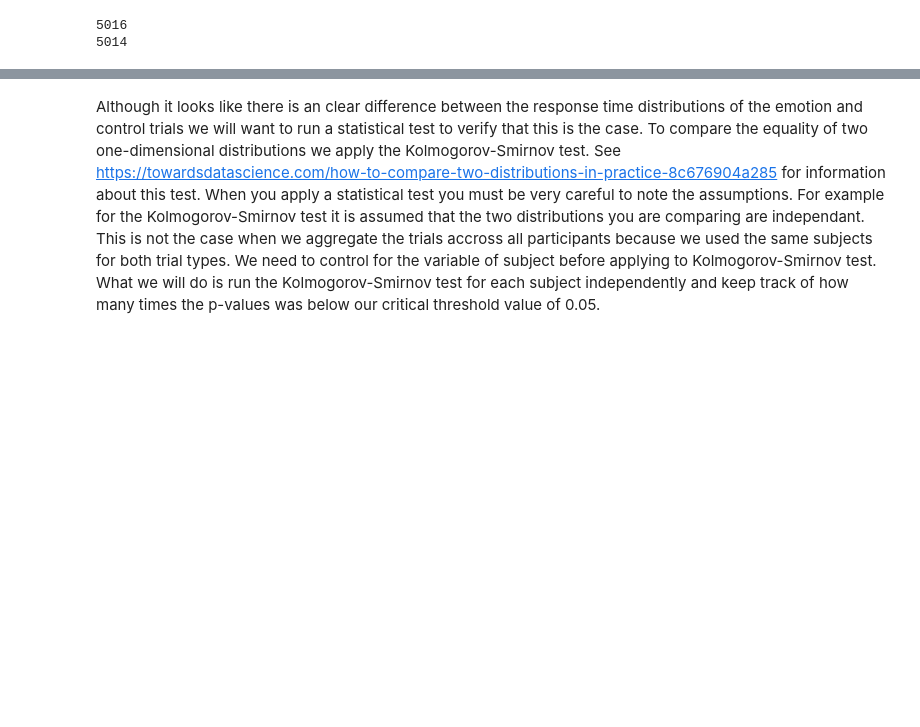
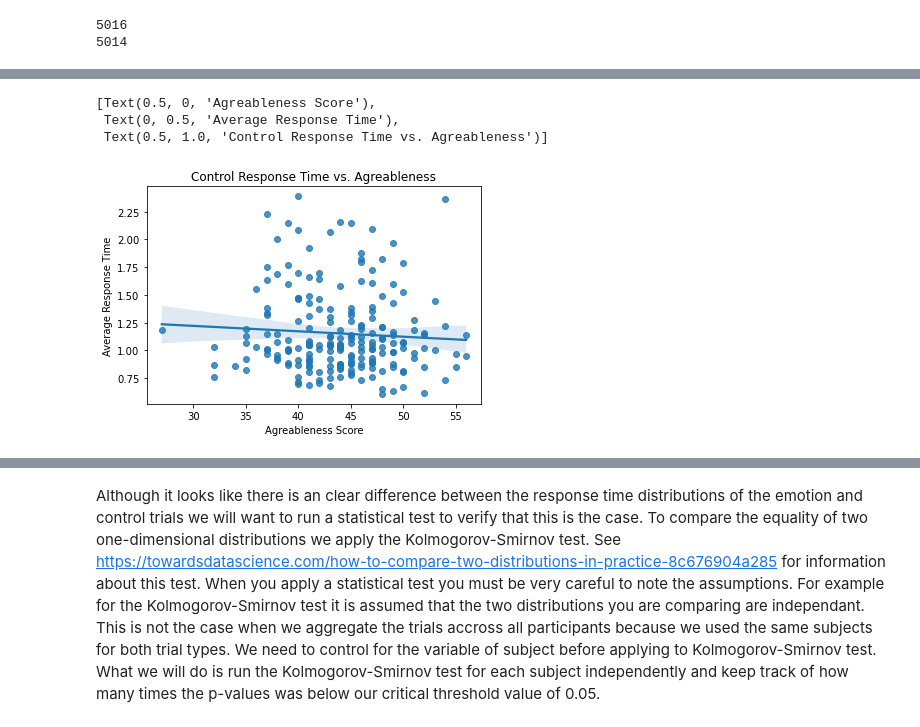
Before and after one commit to LIKarpa/LIKarpa.github.io, a Jupyter notebook: Final Tutorial.ipynb, the cells around one changed output, grey strips where cells are left out. Cells and saved outputs as stored; diff of their text form; code cells hidden in the pictures; blank space fills up the shorter version.

```diff
--- a/Final Tutorial.ipynb
+++ b/Final Tutorial.ipynb
@@ -645,0 +506,9 @@ df_participants
+# %%
+# Plots average response time of control trials against agreableness score with linear regression
+p = sns.regplot(x = A_scores, y = control_avg_resp_time)
+p.set(xlabel='Agreableness Score', ylabel='Average Response Time', title = 'Control Response Time vs. Agreableness')
+# %% [output]
+[Text(0.5, 0, 'Agreableness Score'),
+ Text(0, 0.5, 'Average Response Time'),
+ Text(0.5, 1.0, 'Control Response Time vs. Agreableness')]
+[figure, added]
```
Also changed, not shown: parts of 74 cells of this notebook.
